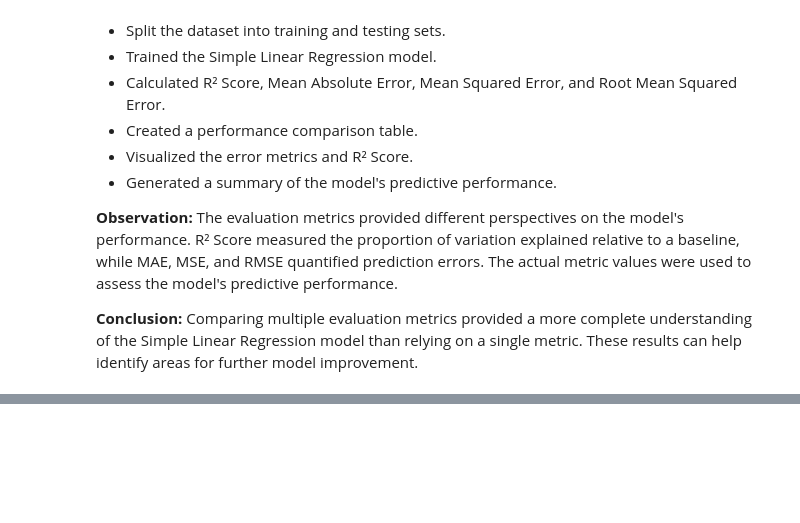
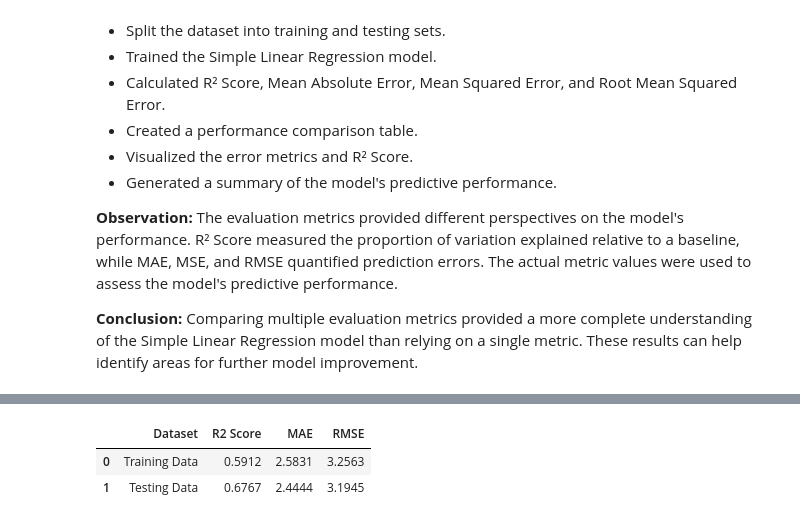
Before and after one commit to shreeshreeya69-crypto/simple-linear-regression-ybi, a Jupyter notebook: Simple_Linear_Regression_YBI.ipynb, the cells around one changed output, grey strips where cells are left out. Saved outputs shown, nothing was run; the diff lists cells and outputs as text; code cells hidden in the pictures; blank space fills up the shorter version.

```diff
--- a/Simple_Linear_Regression_YBI.ipynb
+++ b/Simple_Linear_Regression_YBI.ipynb
@@ -2806,0 +2935,31 @@ Root Mean Squared Error: 3.1945
+# %%
+train_pred = model.predict(X_train)
+
+train_r2 = r2_score(y_train, train_pred)
+test_r2 = r2_score(y_test, y_pred)
+
+train_mae = mean_absolute_error(y_train, train_pred)
+test_mae = mean_absolute_error(y_test, y_pred)
+
+train_rmse = np.sqrt(
+    mean_squared_error(y_train, train_pred)
+)
+
+test_rmse = np.sqrt(
+    mean_squared_error(y_test, y_pred)
+)
+
+generalization_df = pd.DataFrame({
+    'Dataset': ['Training Data', 'Testing Data'],
+    'R2 Score': [train_r2, test_r2],
+    'MAE': [train_mae, test_mae],
+    'RMSE': [train_rmse, test_rmse]
+})
+
+generalization_df = generalization_df.round(4)
+
+generalization_df
+# %% [output]
+|  | Dataset | R2 Score | MAE | RMSE |
+| 0 | Training Data | 0.5912 | 2.5831 | 3.2563 |
+| 1 | Testing Data | 0.6767 | 2.4444 | 3.1945 |
```
Also changed, not shown: parts of 7 cells of this notebook.
